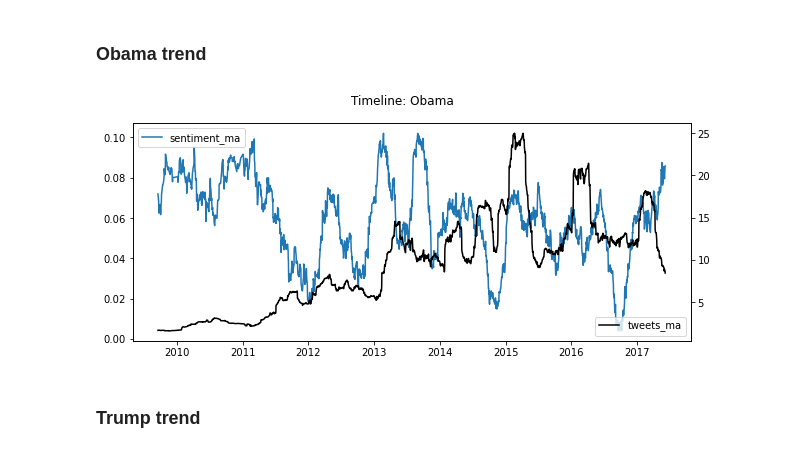
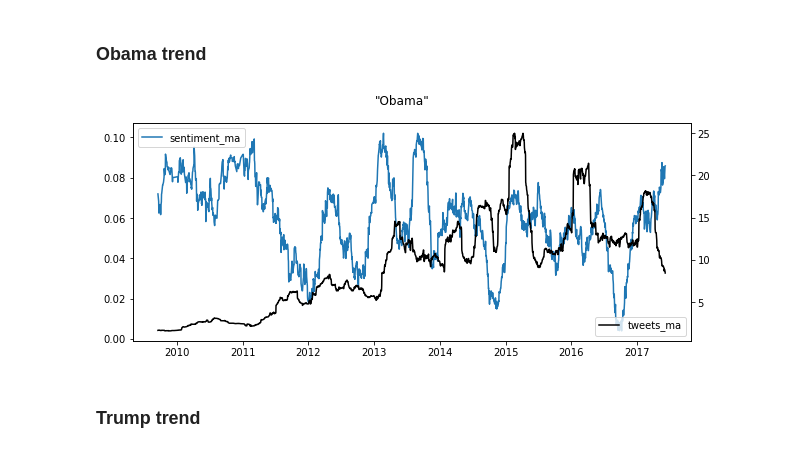
Before and after one commit to noahberhe/Lobbyists4America, a Jupyter notebook: Lobbyists4America.ipynb, the cells around one changed output. Cells and saved outputs as stored; diff of their text form; code cells hidden in the pictures.

```diff
--- a/Lobbyists4America.ipynb
+++ b/Lobbyists4America.ipynb
@@ -622,30 +634,11 @@ ax1.legend(loc='lower right');
 2. Overall the rolling average sentiment is always in positive territory, not a surprise as members of Congress use Twitter to project a positive image and generate support for their issues.
 # %% [markdown]
 ### Obama trend
-# %%
-'''Plot 90-day moving averages for sentiment and num_tweets for Obama tweets'''
-obama_trend_pdf = tweets_sent.select(to_date(from_unixtime(col('created_at'))).alias('date'),'sentiment','id')\
-                            .filter('text LIKE "%Obama%" AND text NOT LIKE "%Obamacare%" AND text NOT LIKE "%ObamaCare%"')\
-                            .groupby('date').agg({'sentiment':'avg','id':'count'})\
-                            .orderBy('date')\
-                            .withColumnRenamed('avg(sentiment)','sentiment')\
-                            .withColumnRenamed('count(id)','num_tweets')\
-                            .toPandas()
-
-rolling_sentiment = obama_trend_pdf.sentiment.rolling(window=90).mean()
-rolling_tweets = obama_trend_pdf.num_tweets.rolling(window=90).mean()
-
-fig, ax = plt.subplots(figsize=(10,4), sharex=True)
-fig.suptitle('Timeline: Obama')
-
-ax0 = plt.subplot(111)
-ax1 = ax0.twinx()
-
-ax0.plot(obama_trend_pdf.date, rolling_sentiment,label='sentiment_ma')
-ax0.legend(loc='upper left')
-ax1.plot(obama_trend_pdf.date, rolling_tweets,label='tweets_ma',c='k')
-ax1.legend(loc='lower right');
-# %% [output]
-[figure, removed]
+# %%
+plot_trend(chart_title='"Obama"',
+           with_filter=True,
+           filter_string='text LIKE "%Obama%" AND text NOT LIKE "%Obamacare%" AND text NOT LIKE "%ObamaCare%"')
+# %% [output]
+[figure, added]
 # %% [markdown]
 ### Trump trend
```
Also changed, not shown: parts of 16 cells of this notebook.
